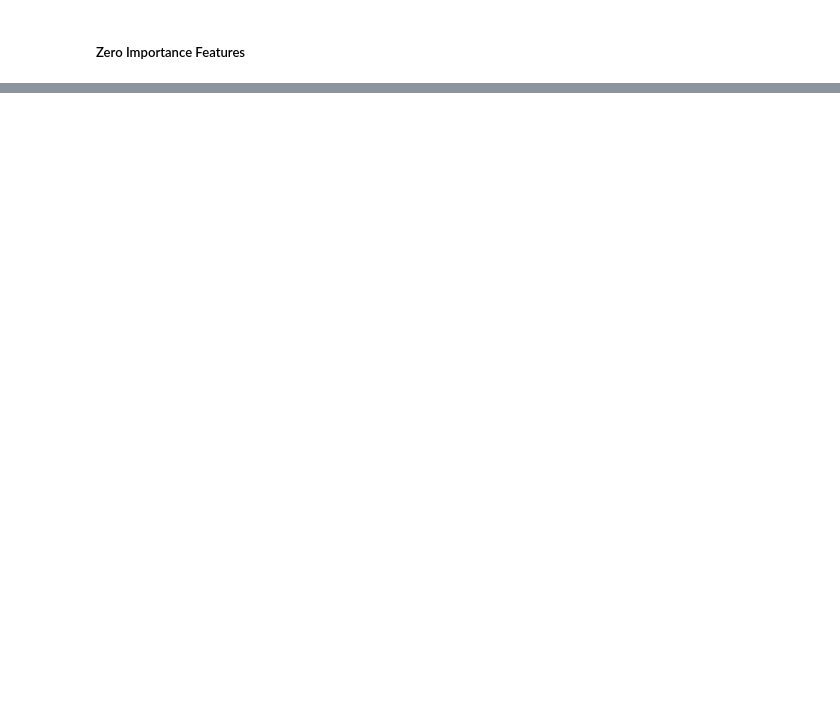
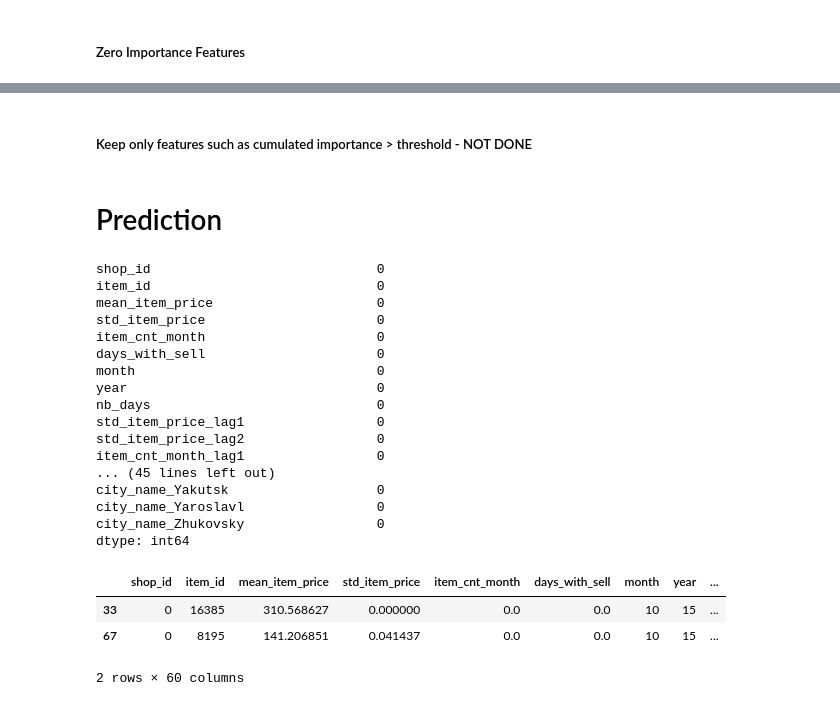
Before and after one commit to RobBlanchard/kaggle-predict-sales, a Jupyter notebook: XGBoost - Feature + Model Selection.ipynb, the cells around one changed output, grey strips where cells are left out. Cells and saved outputs as stored; diff of their text form; code cells hidden in the pictures; blank space fills up the shorter version.

Commit message:
Feature selection partially done

```diff
--- a/XGBoost - Feature + Model Selection.ipynb
+++ b/XGBoost - Feature + Model Selection.ipynb
@@ -56,7 +52,8 @@ Index(['shop_id', 'item_id', 'date_block_num', 'random_date',
        'is_lowest_price'],
       dtype='object')
 # %%
-col_to_remove = ["random_date","item_name","item_category_id"]
+col_to_remove = ["random_date","item_name","item_category_id",
+                 "item_cnt_month_lag12","sub_category_name"]
 df_fs = df_fs.drop(col_to_remove, axis=1)
 # %%
 col_id = ["shop_id","item_id","date_block_num"]
@@ -99,0 +71,5 @@ fs.record_collinear
+# %%
+col_to_remove = ["mean_item_price_lag1", "mean_item_price_lag2","mean_category_cnt_month_lag1",
+                 "mean_category_item_price_lag1","mean_category_item_price_lag1",
+                 "mean_city_cnt_month_lag1", "mean_city_item_price_lag1","std_city_item_price_lag1"]
+df_fs = df_fs.drop(col_to_remove, axis=1)
@@ -99,0 +78,4 @@ fs.record_collinear
+# %%
+col_to_dummies = ["main_category_name","city_name"]
+df_fs = pd.concat([df_fs.drop(col_to_dummies, axis=1), pd.get_dummies(df_fs[col_to_dummies])], axis=1)
+df_fs.head(2)
@@ -108,0 +91,4 @@ zero_importance_features = fs.ops['zero_importance']
+# %%
+train = df_fs.loc[(df_fs["date_block_num"]>=2) & (df_fs["date_block_num"]<=27)]
+valid = df_fs.loc[(df_fs["date_block_num"]>=28) & (df_fs["date_block_num"]<=32)]
+test = df_fs.loc[(df_fs["date_block_num"]>=33)]
@@ -108,0 +145,30 @@ zero_importance_features = fs.ops['zero_importance']
+# %% [markdown]
+##### Keep only features such as cumulated importance > threshold - NOT DONE
+# %% [markdown]
+# Prediction
+# %%
+X_test = test.drop(["date_block_num","item_cnt_next_month"], axis=1)
+print(X_test.isnull().sum())
+X_test.head(2)
+# %% [output]
+shop_id                             0
+item_id                             0
+mean_item_price                     0
+std_item_price                      0
+item_cnt_month                      0
+days_with_sell                      0
+month                               0
+year                                0
+nb_days                             0
+std_item_price_lag1                 0
+std_item_price_lag2                 0
+item_cnt_month_lag1                 0
+... (45 lines left out)
+city_name_Yakutsk                   0
+city_name_Yaroslavl                 0
+city_name_Zhukovsky                 0
+dtype: int64
+|  | shop_id | item_id | mean_item_price | std_item_price | item_cnt_month | days_with_sell | month | year | ... |
+| 33 | 0 | 16385 | 310.568627 | 0.000000 | 0.0 | 0.0 | 10 | 15 | ... |
+| 67 | 0 | 8195 | 141.206851 | 0.041437 | 0.0 | 0.0 | 10 | 15 | ... |
+2 rows × 60 columns
```
Also changed, not shown: parts of 24 cells of this notebook, 2 other files.
